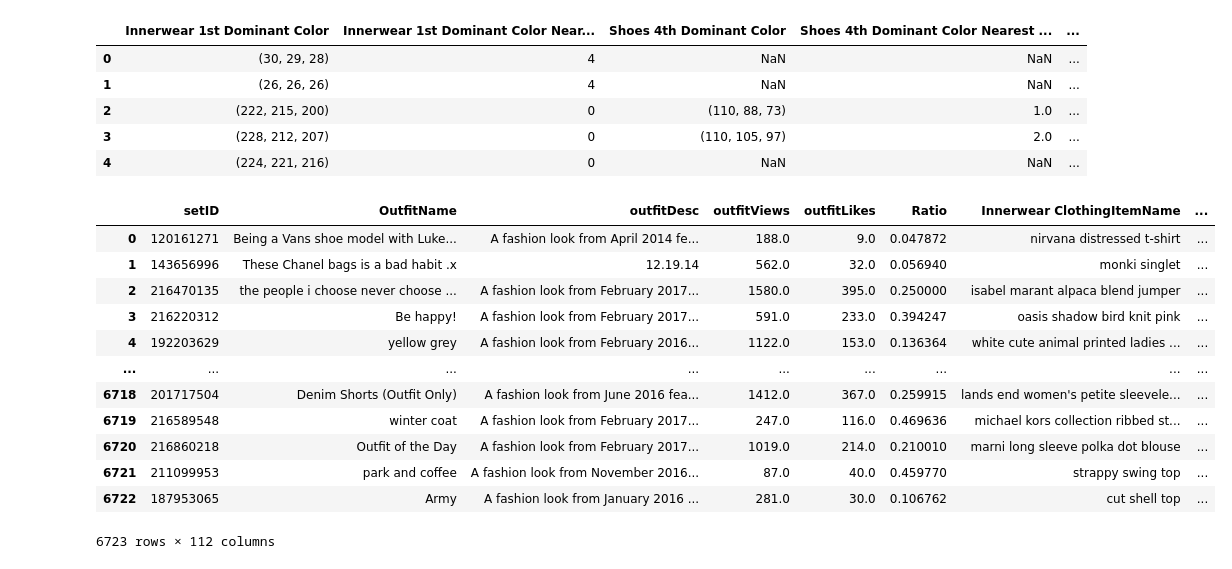
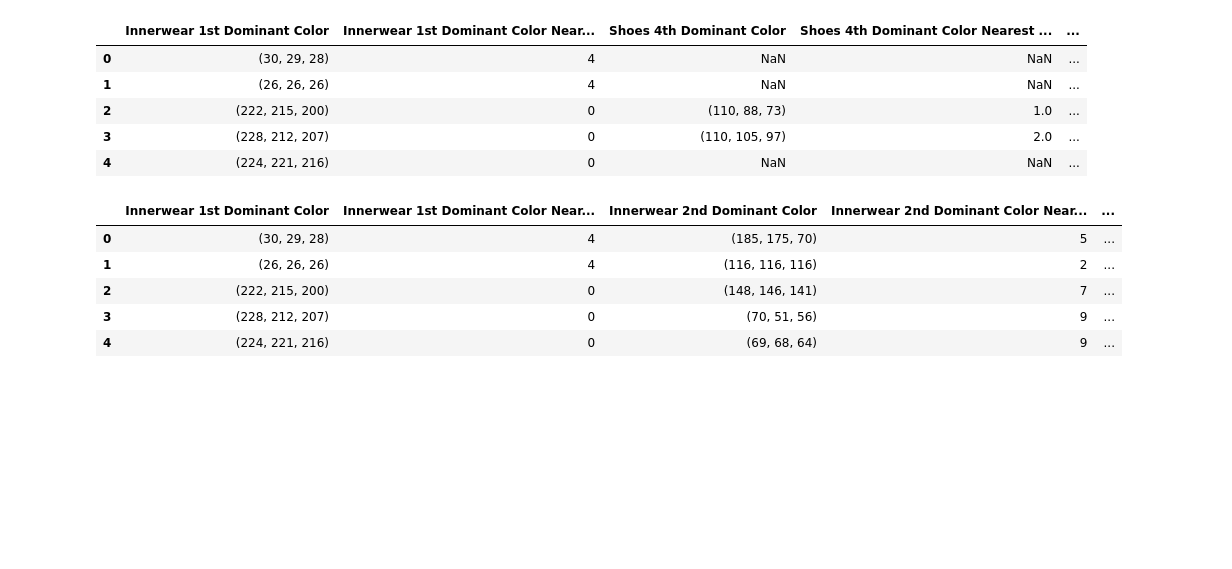
Before and after one commit to RomanZberg/DSPRO2-outfit-recommendation, a Jupyter notebook: data-preparation/KMeans for Colors.ipynb, the cells around one changed output. Saved outputs shown, nothing was run; the diff lists cells and outputs as text; code cells hidden in the pictures; blank space fills up the shorter version.

```diff
--- a/data-preparation/KMeans for Colors.ipynb
+++ b/data-preparation/KMeans for Colors.ipynb
@@ -268,21 +268,14 @@ test_df[["Innerwear 1st Dominant Color", "Innerwear 1st Dominant Color Nearest C
 for column in columns:
     df[f'{column} Nearest Color'] = df[column].apply(lambda x: allocate_nearest_center(x))
 # %%
-df
+df[["Innerwear 1st Dominant Color", "Innerwear 1st Dominant Color Nearest Color", "Innerwear 2nd Dominant Color", "Innerwear 2nd Dominant Color Nearest Color", "Innerwear 3rd Dominant Color", "Innerwear 3rd Dominant Color Nearest Color", "Innerwear 4th Dominant Color", "Innerwear 4th Dominant Color Nearest Color"]].head(5)
 # %% [output]
-|  | setID | OutfitName | outfitDesc | outfitViews | outfitLikes | Ratio | Innerwear ClothingItemName | ... |
-| 0 | 120161271 | Being a Vans shoe model with Luke... | A fashion look from April 2014 fe... | 188.0 | 9.0 | 0.047872 | nirvana distressed t-shirt | ... |
-| 1 | 143656996 | These Chanel bags is a bad habit .x | 12.19.14 | 562.0 | 32.0 | 0.056940 | monki singlet | ... |
-| 2 | 216470135 | the people i choose never choose ... | A fashion look from February 2017... | 1580.0 | 395.0 | 0.250000 | isabel marant alpaca blend jumper | ... |
-| 3 | 216220312 | Be happy! | A fashion look from February 2017... | 591.0 | 233.0 | 0.394247 | oasis shadow bird knit pink | ... |
-| 4 | 192203629 | yellow grey | A fashion look from February 2016... | 1122.0 | 153.0 | 0.136364 | white cute animal printed ladies ... | ... |
-| ... | ... | ... | ... | ... | ... | ... | ... | ... |
-| 6718 | 201717504 | Denim Shorts (Outfit Only) | A fashion look from June 2016 fea... | 1412.0 | 367.0 | 0.259915 | lands end women's petite sleevele... | ... |
-| 6719 | 216589548 | winter coat | A fashion look from February 2017... | 247.0 | 116.0 | 0.469636 | michael kors collection ribbed st... | ... |
-| 6720 | 216860218 | Outfit of the Day | A fashion look from February 2017... | 1019.0 | 214.0 | 0.210010 | marni long sleeve polka dot blouse | ... |
-| 6721 | 211099953 | park and coffee | A fashion look from November 2016... | 87.0 | 40.0 | 0.459770 | strappy swing top | ... |
-| 6722 | 187953065 | Army | A fashion look from January 2016 ... | 281.0 | 30.0 | 0.106762 | cut shell top | ... |
+|  | Innerwear 1st Dominant Color | Innerwear 1st Dominant Color Near... | Innerwear 2nd Dominant Color | Innerwear 2nd Dominant Color Near... | ... |
+| 0 | (30, 29, 28) | 4 | (185, 175, 70) | 5 | ... |
+| 1 | (26, 26, 26) | 4 | (116, 116, 116) | 2 | ... |
+| 2 | (222, 215, 200) | 0 | (148, 146, 141) | 7 | ... |
+| 3 | (228, 212, 207) | 0 | (70, 51, 56) | 9 | ... |
+| 4 | (224, 221, 216) | 0 | (69, 68, 64) | 9 | ... |
-6723 rows × 112 columns
 # %%
 column_for_onehot = [f'{column} Nearest Color' for column in columns]
 # %%
```
Also changed, not shown: parts of 1 cell of this notebook, 6 other files.
